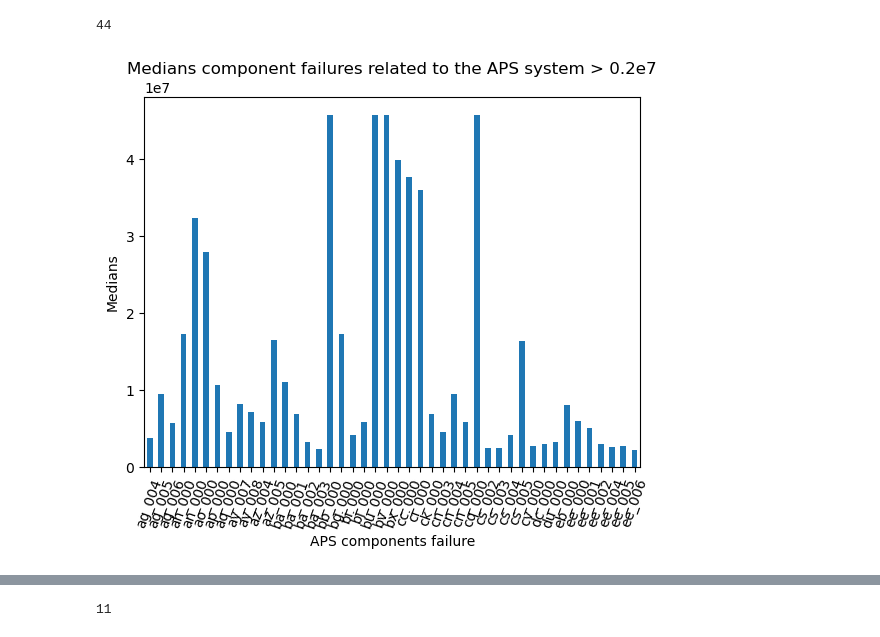
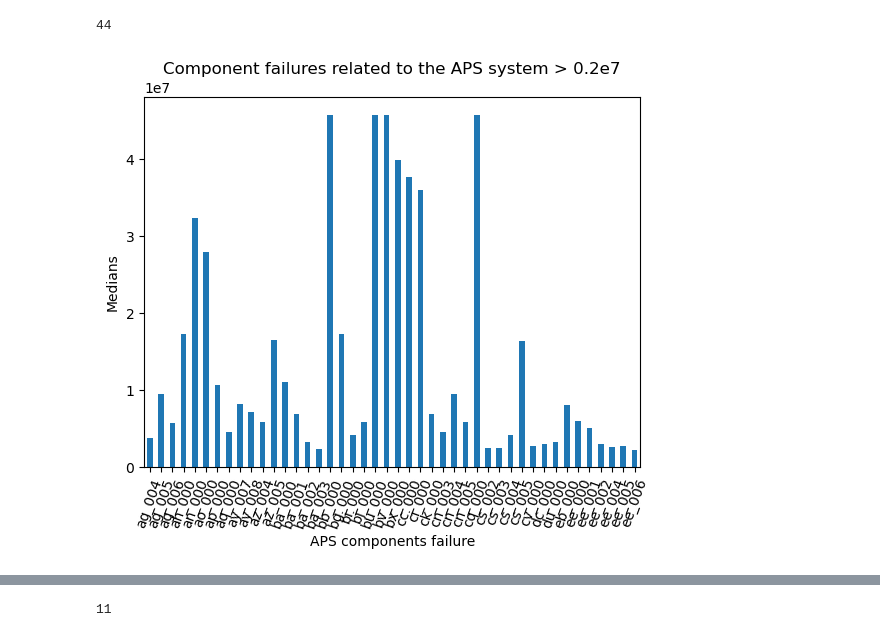
Before and after one commit to DanielaBarreto2023278/CA1_DataPrep_HDip, a Jupyter notebook: DanielaMarianoBarreto_DPrepHDip_CA1.ipynb, the cells around one changed output, grey strips where cells are left out. Cells and saved outputs as stored; diff of their text form; code cells hidden in the pictures.

```diff
--- a/DanielaMarianoBarreto_DPrepHDip_CA1.ipynb
+++ b/DanielaMarianoBarreto_DPrepHDip_CA1.ipynb
@@ -579,11 +587,11 @@ len(filtered_medians2)
 44
 # %%
 filtered_medians2.plot(kind='bar', legend=False)
-plt.title('Medians component failures related to the APS system > 0.2e7')
+plt.title('Component failures related to the APS system > 0.2e7')
 plt.xlabel('APS components failure')
 plt.ylabel('Medians')
 plt.xticks(rotation=70)
 plt.show()
 # %% [output]
-[figure, old version]
+[figure, new version]
 # %% [markdown]
```
Also changed, not shown: parts of 29 cells of this notebook.
